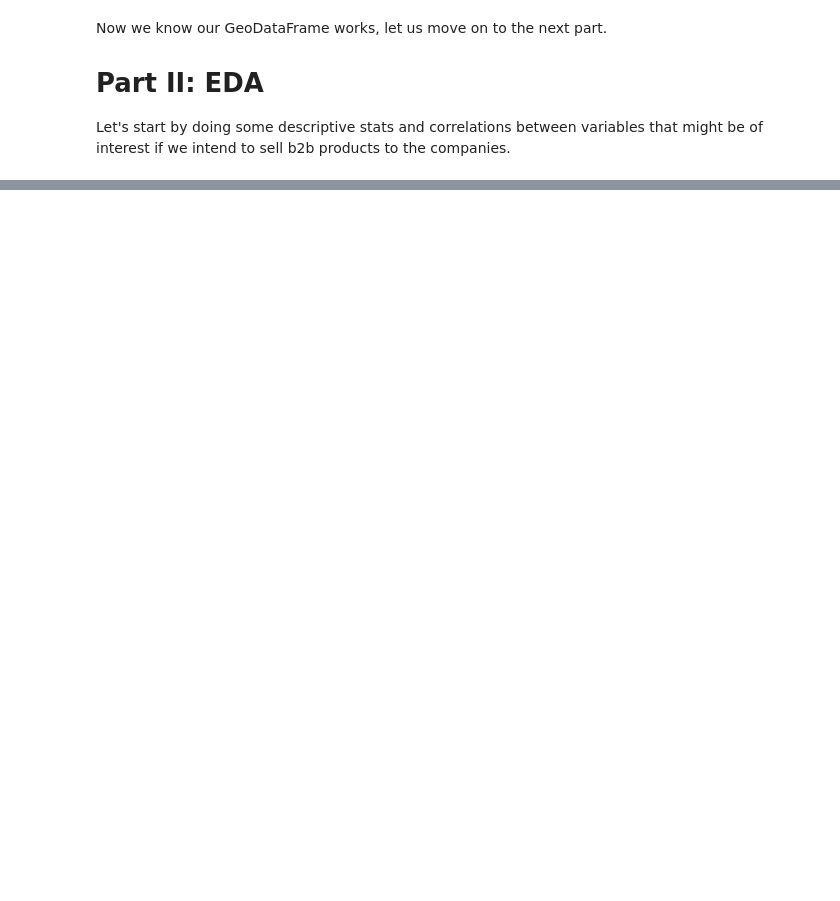
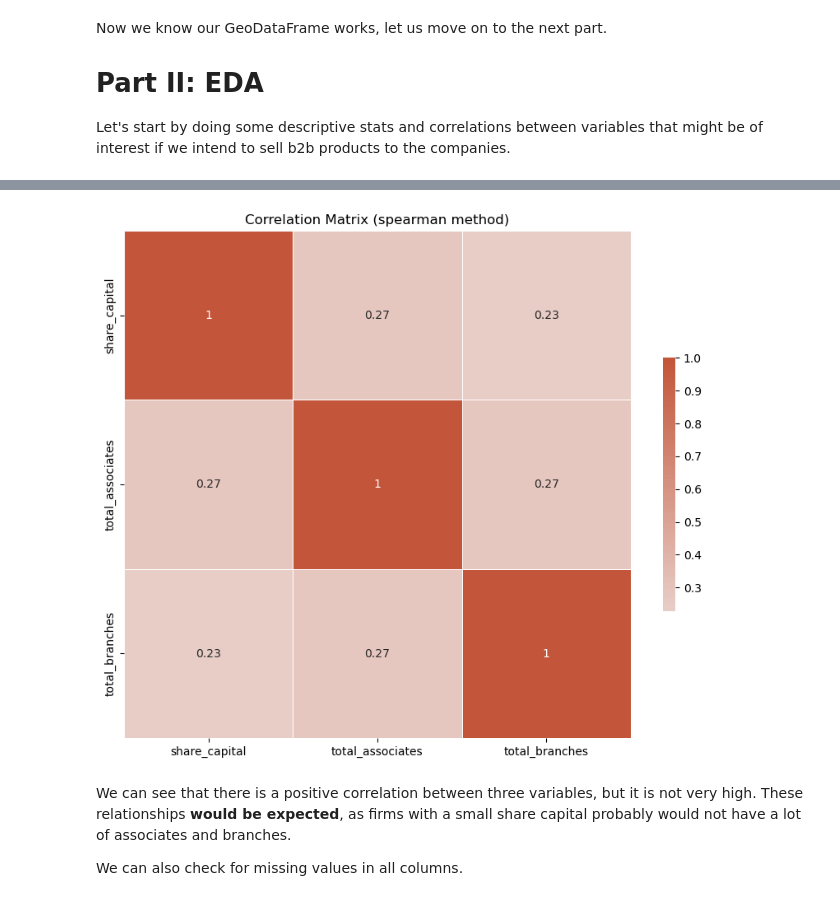
Before and after one commit to rfeltrin18/data_analyst_case_cloudwalk, a Jupyter notebook: main.ipynb, the cells around one changed output, grey strips where cells are left out. Saved outputs shown, nothing was run; the diff lists cells and outputs as text; code cells hidden in the pictures; blank space fills up the shorter version.

```diff
--- a/main.ipynb
+++ b/main.ipynb
@@ -130,0 +120,11 @@ test
+# %%
+fig, ax = plot_correlation_matrix(df=df[['share_capital', 'total_associates', 'total_branches']],
+                                  method='spearman')
+
+fig
+# %% [output]
+[figure, added]
+# %% [markdown]
+We can see that there is a positive correlation between three variables, but it is not very high. These relationships **would be expected**, as firms with a small share capital probably would not have a lot of associates and branches.
+
+We can also check for missing values in all columns.
```
Also changed, not shown: parts of 22 cells of this notebook, 3 other files.
